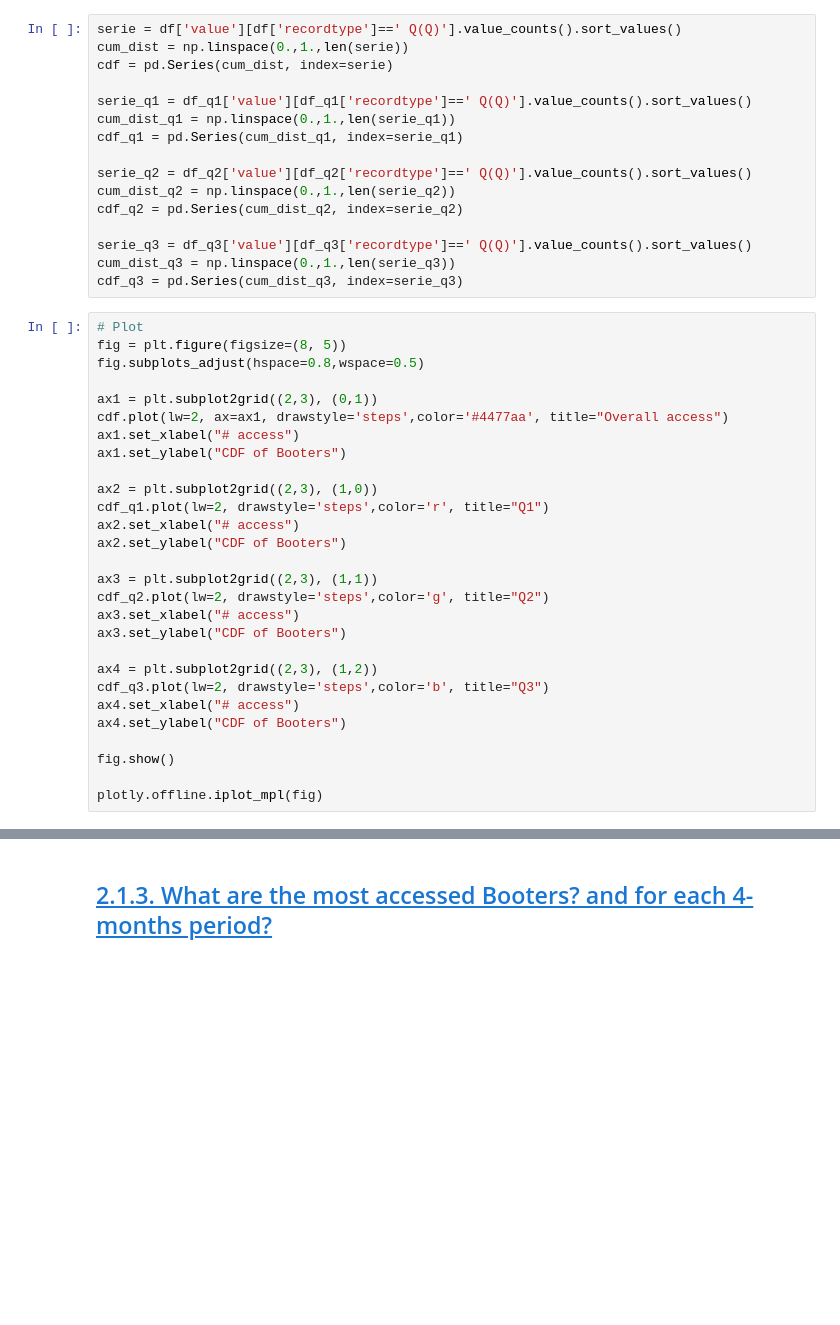
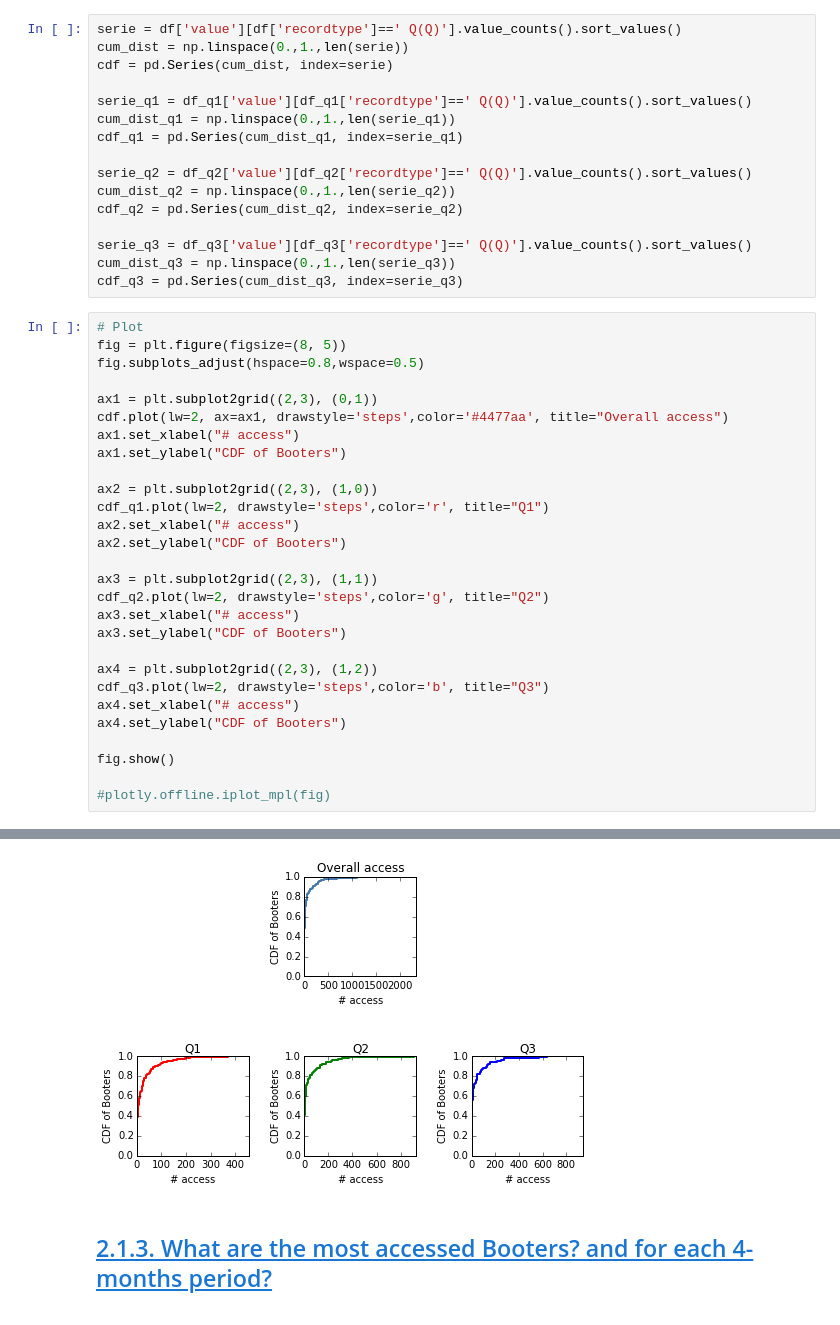
Before and after one commit to jjsantanna/booterblacklist_surfnet_case, a Jupyter notebook: booterblacklist_surfnet_case.ipynb, the cells around one changed output, grey strips where cells are left out. Saved outputs shown, nothing was run; the diff lists cells and outputs as text; blank space fills up the shorter version.

```diff
--- a/booterblacklist_surfnet_case.ipynb
+++ b/booterblacklist_surfnet_case.ipynb
@@ -233,5 +257,5 @@ ax4.set_ylabel("CDF of Booters")
 
 fig.show()
 
-plotly.offline.iplot_mpl(fig)
+#plotly.offline.iplot_mpl(fig)
 # %% [output]
@@ -239,3 +262,4 @@ plotly.offline.iplot_mpl(fig)
+[figure, added]
 # %% [markdown]
 <div id="2.1.3"><h2><a href="#TOC">2.1.3. What are the most accessed Booters? and for each 4-months period?</a></h2></div>
 # %%
```
Also changed, not shown: parts of 20 cells of this notebook, 16 other files.
